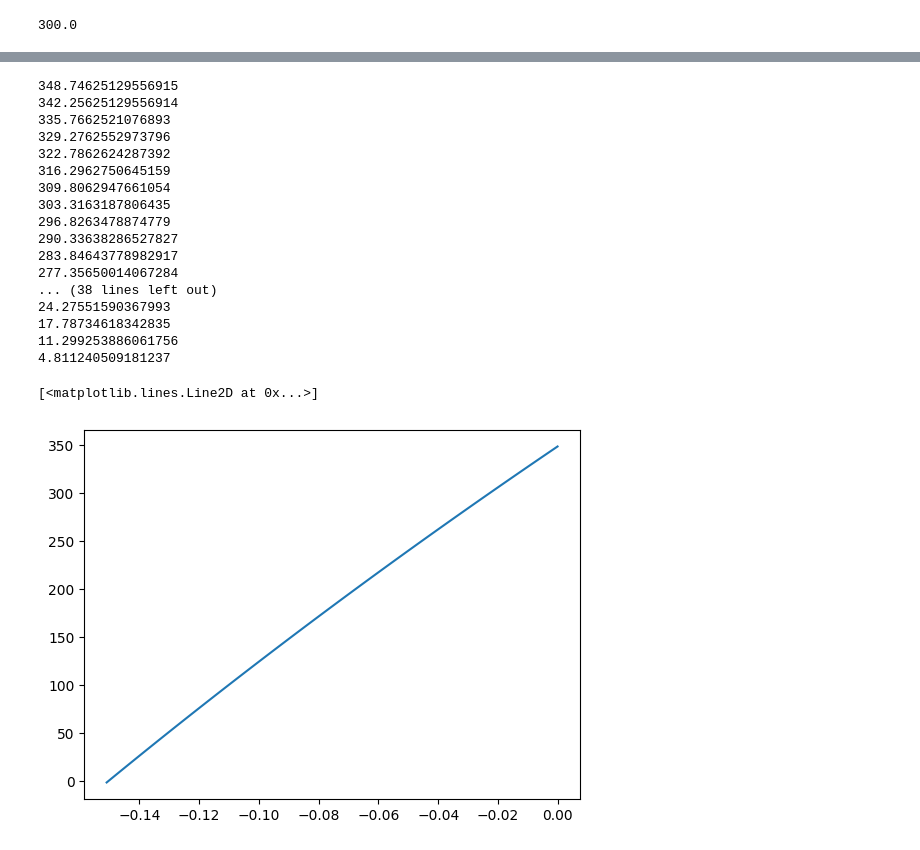
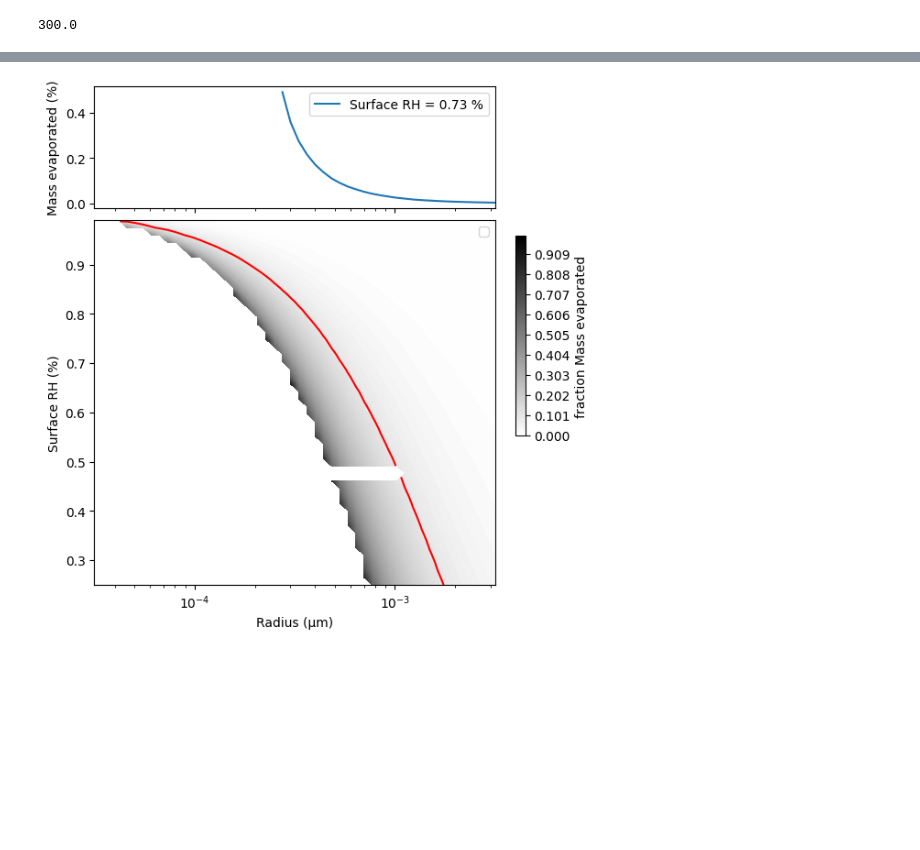
Before and after one commit to AlienRainEnjoyers/PySDM, a Jupyter notebook: examples/PySDM_examples/Loftus_and_Wordsworth_2021/figure_2.ipynb, the cells around one changed output, grey strips where cells are left out. Drawn from its saved outputs; the diff is of its cells as text; code cells hidden in the pictures; blank space fills up the shorter version.

Commit message:
figure settings

```diff
--- a/examples/PySDM_examples/Loftus_and_Wordsworth_2021/figure_2.ipynb
+++ b/examples/PySDM_examples/Loftus_and_Wordsworth_2021/figure_2.ipynb
@@ -103,29 +113,32 @@ plt.plot(output['S'],output['z'])
-# %%
-simulation = Simulation(settings)
-output = simulation.run()
-
-#output currently has height, RH, radius, and time.. need others?
-plt.plot(output['S'],output['z'])
-# %% [output]
-348.74625129556915
-342.25625129556914
-335.7662521076893
-329.2762552973796
-322.7862624287392
-316.2962750645159
-309.8062947661054
-303.3163187806435
-296.8263478874779
-290.33638286527827
-283.84643778982917
-277.35650014067284
-... (38 lines left out)
-24.27551590367993
-17.78734618342835
-11.299253886061756
-4.811240509181237
-[<matplotlib.lines.Line2D at 0x...>]
-[figure, removed]
+# %%
+row_data = output_matrix[18, ::-1]  # Reverse the row for plotting
+fig,ax = plt.subplots(2, 1, figsize=(6, 6),sharex=True,gridspec_kw={"height_ratios": [1, 3]},constrained_layout=True)
+ax[0].plot(radius_array,row_data, label=f"Surface RH = {RH_array[-18]:.2f} %")
+ax[0].set_ylabel("Mass evaporated (%)")
+ax[0].legend()
+
+h = ax[1].contourf(
+    radius_array,RH_array[::-1],
+    output_matrix[:,::-1],
+    cmap="gray_r",
+    levels =np.linspace(0, 1, 100),
+    aspect="auto",
+    interpolation="bilinear",
+)
+ax[1].set_xscale("log")
+
+# Add labels
+ax[1].set_xlabel("Radius (µm)")
+ax[1].set_ylabel("Surface RH (%)")
+
+cbar = fig.colorbar(h, ax=ax, shrink=0.4)
+cbar.set_label("fraction Mass evaporated")
+contour_levels = [0.1]  # Define the level for the contour
+ax[1].contour(radius_array,RH_array[::-1],output_matrix[:,::-1], levels=contour_levels, colors="red", linewidths=1.5,label="10% mass evaporated")
+ax[1].legend()
+plt.show()
+# %% [output]
+[figure, added]
 # %%
 fig,axs = plt.subplots(1, 3, figsize=(10, 8),sharey=True)
 axs[0].plot(output["r"], output["z"], label="Radius")
```
Also changed, not shown: parts of 6 cells of this notebook, 2 other files.
